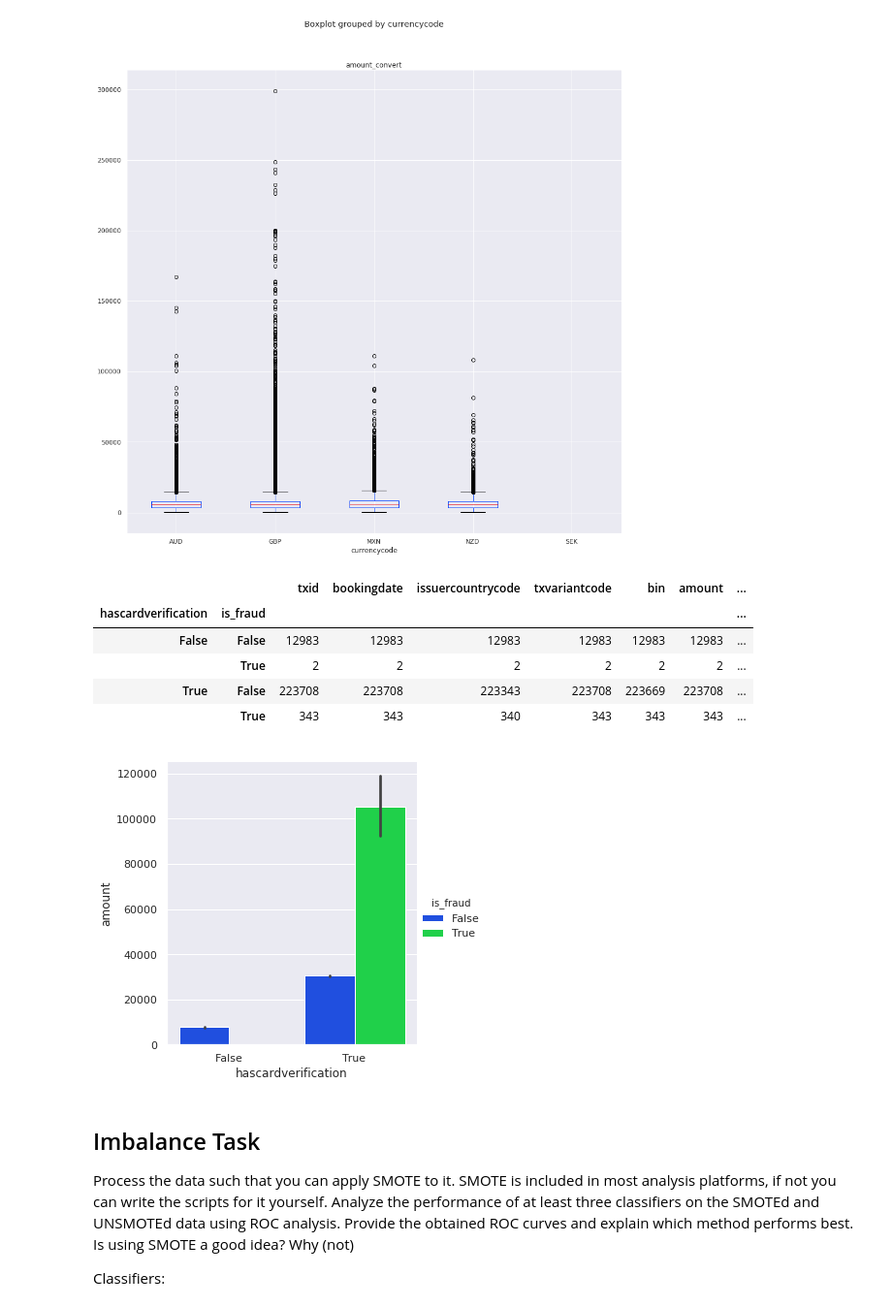
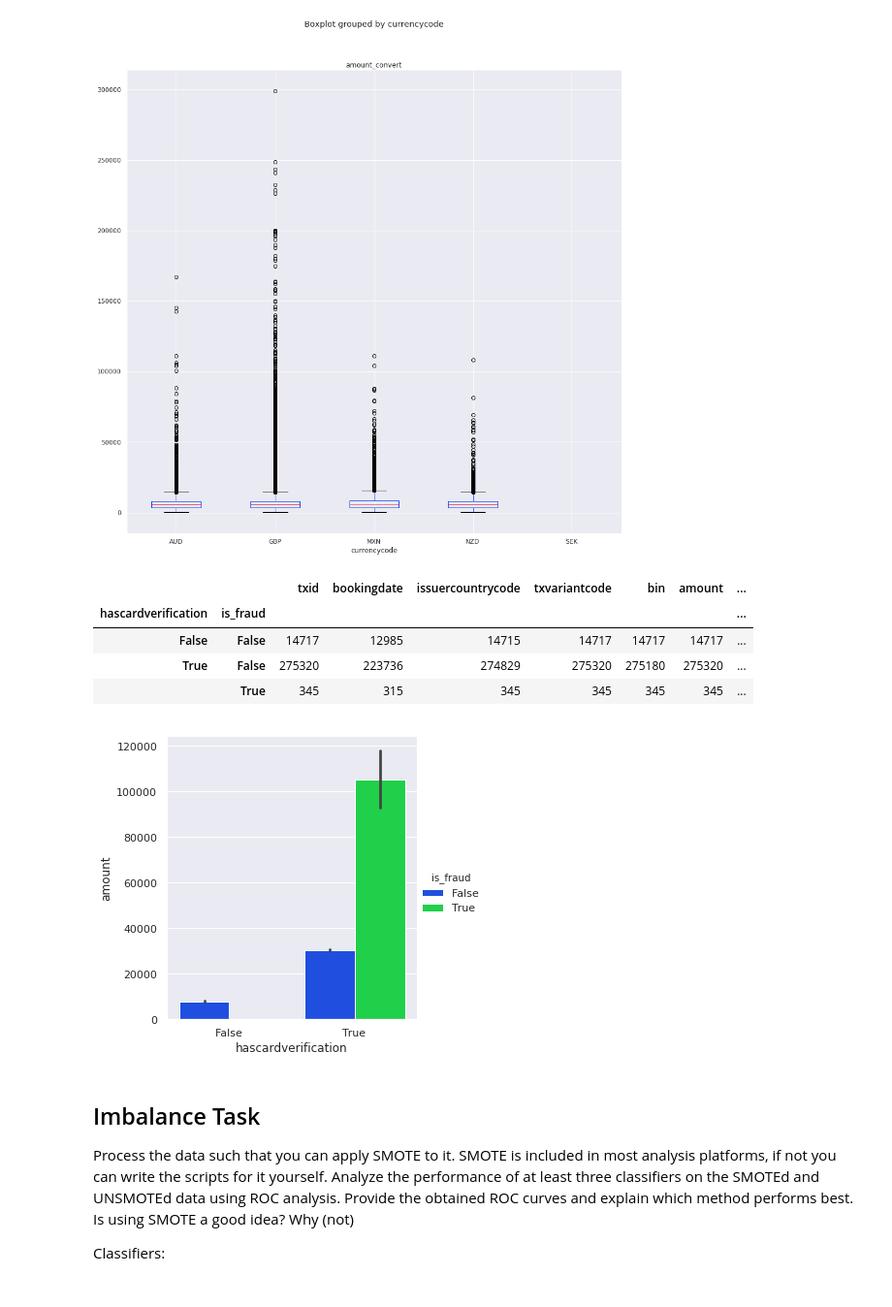
Before and after one commit to mennobo/CS4035_CDA_3, a Jupyter notebook: Assignment1/Classification.ipynb, the cells around one changed output. Shown at 97% size. Cells and saved outputs as stored; diff of their text form; code cells hidden in the pictures.

```diff
--- a/Assignment1/Classification.ipynb
+++ b/Assignment1/Classification.ipynb
@@ -343,17 +330,16 @@ df_orig.boxplot('amount_convert', 'currencycode', figsize=(15,15))
 # %%
 # No card verification code supplied has no cases of fraud,
 df_orig['hascardverification'] = df_orig['cardverificationcodesupplied'].apply(lambda x: isinstance(x, int))
 df['hascardverification'] = df_orig['cardverificationcodesupplied'].apply(lambda x: isinstance(x, int))
 sns.factorplot(data=df_orig, kind='bar', x="hascardverification", y="amount", hue='is_fraud')
 
-df_orig.groupby([df_orig['hascardverification'], df['is_fraud']]).count()
+df_orig.groupby([df_orig['hascardverification'], df_orig['is_fraud']]).count()
 # %% [output]
 |  |  | txid | bookingdate | issuercountrycode | txvariantcode | bin | amount | ... |
 | hascardverification | is_fraud |  |  |  |  |  |  | ... |
-| False | False | 12983 | 12983 | 12983 | 12983 | 12983 | 12983 | ... |
-|  | True | 2 | 2 | 2 | 2 | 2 | 2 | ... |
-| True | False | 223708 | 223708 | 223343 | 223708 | 223669 | 223708 | ... |
-|  | True | 343 | 343 | 340 | 343 | 343 | 343 | ... |
+| False | False | 14717 | 12985 | 14715 | 14717 | 14717 | 14717 | ... |
+| True | False | 275320 | 223736 | 274829 | 275320 | 275180 | 275320 | ... |
+|  | True | 345 | 315 | 345 | 345 | 345 | 345 | ... |
 [figure]
 # %% [markdown]
 ## Imbalance Task
```
Also changed, not shown: parts of 16 cells of this notebook.
